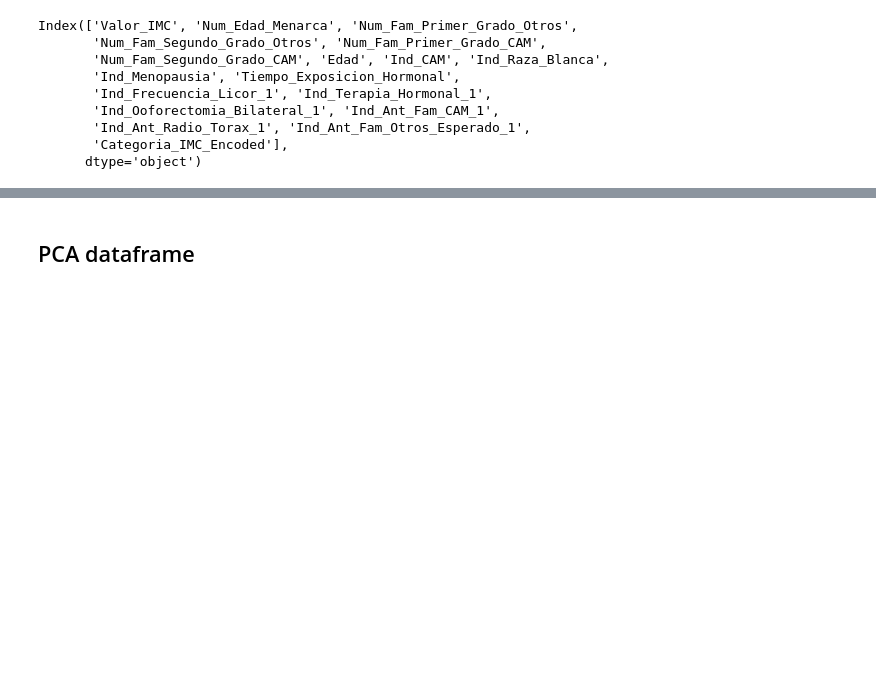
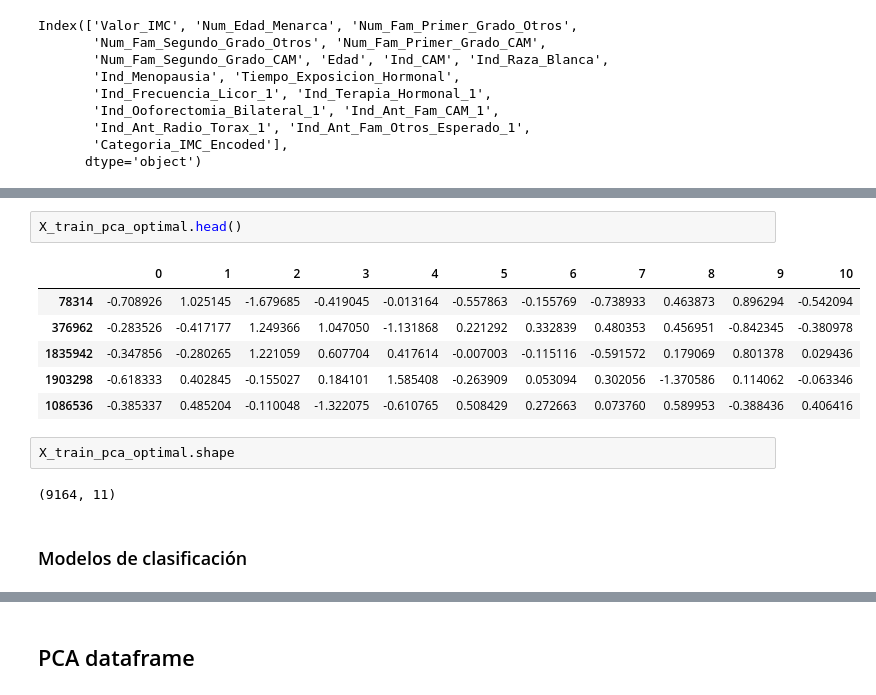
Before and after one commit to jherronr/Modelo_CA_Mama, a Jupyter notebook: Modelo_CA_Mama.ipynb, the cells around one changed output, grey strips where cells are left out. Cells and saved outputs as stored; diff of their text form; blank space fills up the shorter version.

```diff
--- a/Modelo_CA_Mama.ipynb
+++ b/Modelo_CA_Mama.ipynb
@@ -1425,0 +1855,15 @@ Index(['Valor_IMC', 'Num_Edad_Menarca', 'Num_Fam_Primer_Grado_Otros',
+# %%
+X_train_pca_optimal.head()
+# %% [output]
+|  | 0 | 1 | 2 | 3 | 4 | 5 | 6 | 7 | 8 | 9 | 10 |
+| 78314 | -0.708926 | 1.025145 | -1.679685 | -0.419045 | -0.013164 | -0.557863 | -0.155769 | -0.738933 | 0.463873 | 0.896294 | -0.542094 |
+| 376962 | -0.283526 | -0.417177 | 1.249366 | 1.047050 | -1.131868 | 0.221292 | 0.332839 | 0.480353 | 0.456951 | -0.842345 | -0.380978 |
+| 1835942 | -0.347856 | -0.280265 | 1.221059 | 0.607704 | 0.417614 | -0.007003 | -0.115116 | -0.591572 | 0.179069 | 0.801378 | 0.029436 |
+| 1903298 | -0.618333 | 0.402845 | -0.155027 | 0.184101 | 1.585408 | -0.263909 | 0.053094 | 0.302056 | -1.370586 | 0.114062 | -0.063346 |
+| 1086536 | -0.385337 | 0.485204 | -0.110048 | -1.322075 | -0.610765 | 0.508429 | 0.272663 | 0.073760 | 0.589953 | -0.388436 | 0.406416 |
+# %%
+X_train_pca_optimal.shape
+# %% [output]
+(9164, 11)
+# %% [markdown]
+### Modelos de clasificación
```
Also changed, not shown: parts of 46 cells of this notebook.
